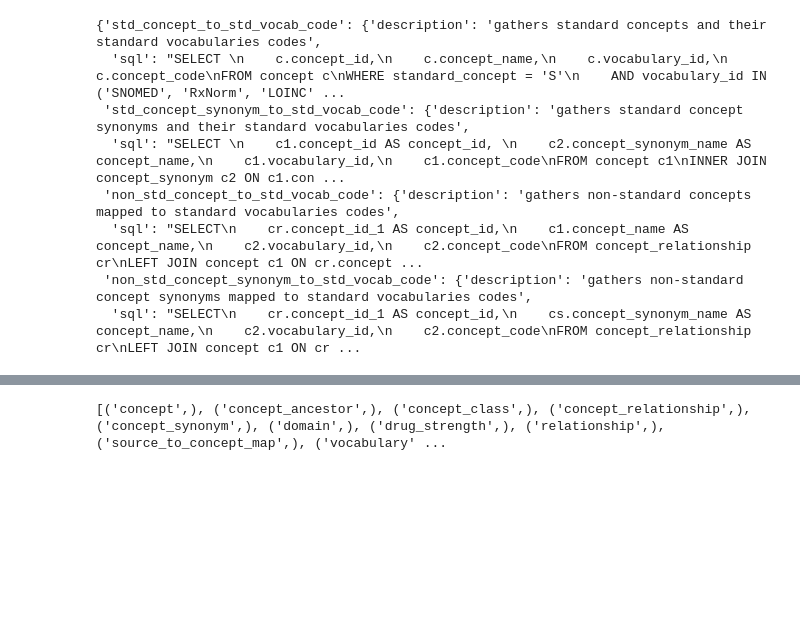
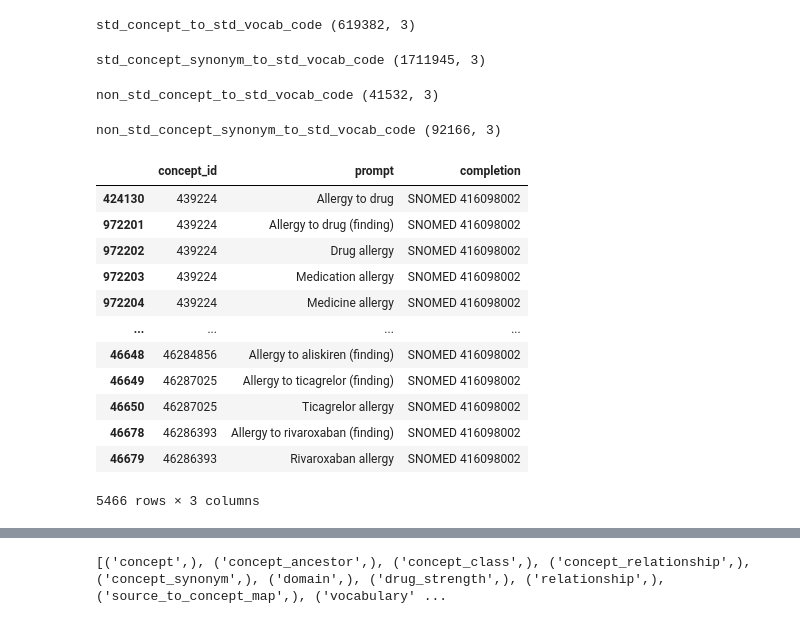
Before and after one commit to precisiondata/aatm, a Jupyter notebook: data-preparation.ipynb, the cells around one changed output, grey strips where cells are left out. Saved outputs shown, nothing was run; the diff lists cells and outputs as text; code cells hidden in the pictures; blank space fills up the shorter version.

```diff
--- a/data-preparation.ipynb
+++ b/data-preparation.ipynb
@@ -11,6 +11,8 @@ datasets_base_path.mkdir(exist_ok=True)
 
 con = sqlite3.connect('omop.db')
 cur = con.cursor()
+
+dfs = []
 
 with open(Path('sql_commands.yaml'), 'r') as f:
     sql_commands = yaml.safe_load(f)
@@ -27,13 +29,28 @@ for command_name in tqdm(sql_commands.keys()):
         'completion',
     ]
 
-    sql_prompt_df[relevant_cols].to_csv(datasets_base_path / 'standard_concepts_to_codes.csv', index=False)
+    sql_prompt_df[relevant_cols].to_csv(datasets_base_path / f'{command_name}.csv', index=False)
+    dfs.append(sql_prompt_df[relevant_cols])
+    print(command_name, sql_prompt_df[relevant_cols].shape)
 # %% [output]
-{'std_concept_to_std_vocab_code': {'description': 'gathers standard concepts and their standard vocabularies codes',
-  'sql': "SELECT \n    c.concept_id,\n    c.concept_name,\n    c.vocabulary_id,\n    c.concept_code\nFROM concept c\nWHERE standard_concept = 'S'\n    AND vocabulary_id IN ('SNOMED', 'RxNorm', 'LOINC' ...
- 'std_concept_synonym_to_std_vocab_code': {'description': 'gathers standard concept synonyms and their standard vocabularies codes',
-  'sql': "SELECT \n    c1.concept_id AS concept_id, \n    c2.concept_synonym_name AS concept_name,\n    c1.vocabulary_id,\n    c1.concept_code\nFROM concept c1\nINNER JOIN concept_synonym c2 ON c1.con ...
- 'non_std_concept_to_std_vocab_code': {'description': 'gathers non-standard concepts mapped to standard vocabularies codes',
-  'sql': "SELECT\n    cr.concept_id_1 AS concept_id,\n    c1.concept_name AS concept_name,\n    c2.vocabulary_id,\n    c2.concept_code\nFROM concept_relationship cr\nLEFT JOIN concept c1 ON cr.concept ...
- 'non_std_concept_synonym_to_std_vocab_code': {'description': 'gathers non-standard concept synonyms mapped to standard vocabularies codes',
-  'sql': "SELECT\n    cr.concept_id_1 AS concept_id,\n    cs.concept_synonym_name AS concept_name,\n    c2.vocabulary_id,\n    c2.concept_code\nFROM concept_relationship cr\nLEFT JOIN concept c1 ON cr ...
+std_concept_to_std_vocab_code (619382, 3)
+std_concept_synonym_to_std_vocab_code (1711945, 3)
+non_std_concept_to_std_vocab_code (41532, 3)
+non_std_concept_synonym_to_std_vocab_code (92166, 3)
+# %%
+concat_df = pd.concat(dfs)
+concat_df[concat_df['completion']=='SNOMED 416098002']
+# %% [output]
+|  | concept_id | prompt | completion |
+| 424130 | 439224 | Allergy to drug | SNOMED 416098002 |
+| 972201 | 439224 | Allergy to drug (finding) | SNOMED 416098002 |
+| 972202 | 439224 | Drug allergy | SNOMED 416098002 |
+| 972203 | 439224 | Medication allergy | SNOMED 416098002 |
+| 972204 | 439224 | Medicine allergy | SNOMED 416098002 |
+| ... | ... | ... | ... |
+| 46648 | 46284856 | Allergy to aliskiren (finding) | SNOMED 416098002 |
+| 46649 | 46287025 | Allergy to ticagrelor (finding) | SNOMED 416098002 |
+| 46650 | 46287025 | Ticagrelor allergy | SNOMED 416098002 |
+| 46678 | 46286393 | Allergy to rivaroxaban (finding) | SNOMED 416098002 |
+| 46679 | 46286393 | Rivaroxaban allergy | SNOMED 416098002 |
+5466 rows × 3 columns
```
Also changed, not shown: parts of 2 cells of this notebook, 12 other files.
